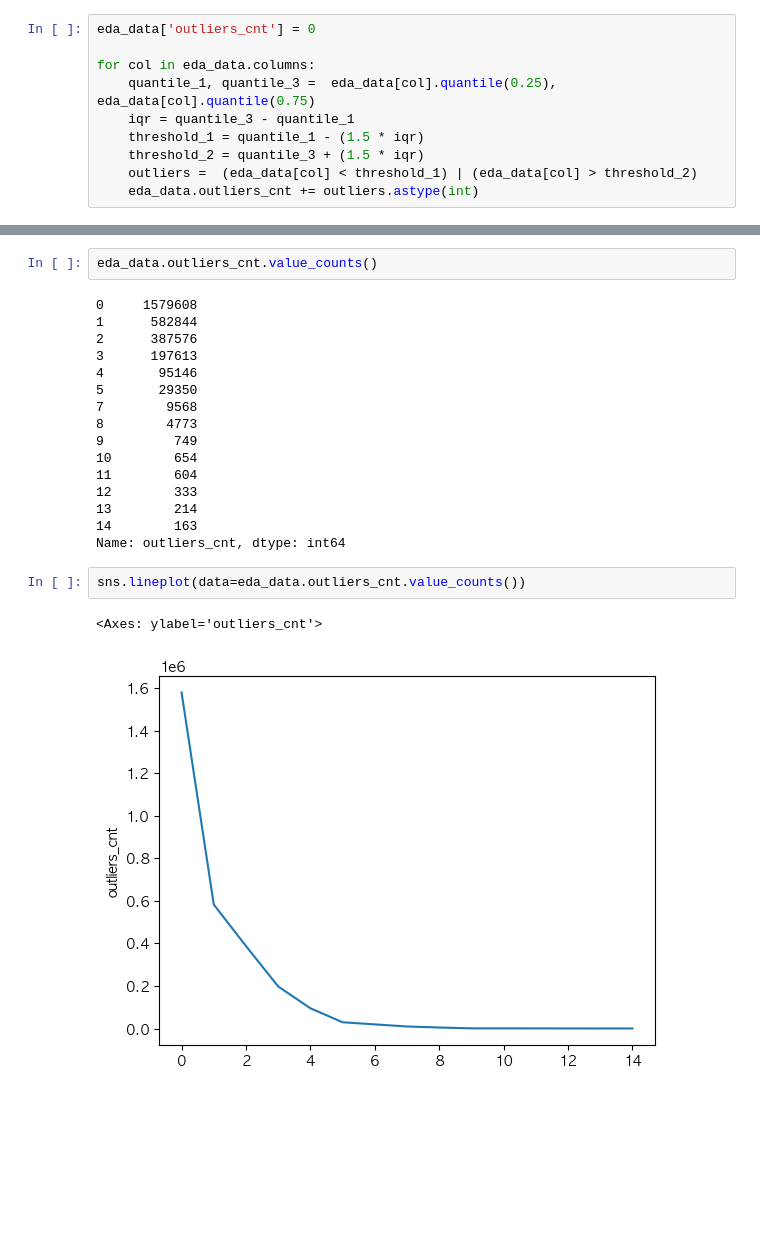
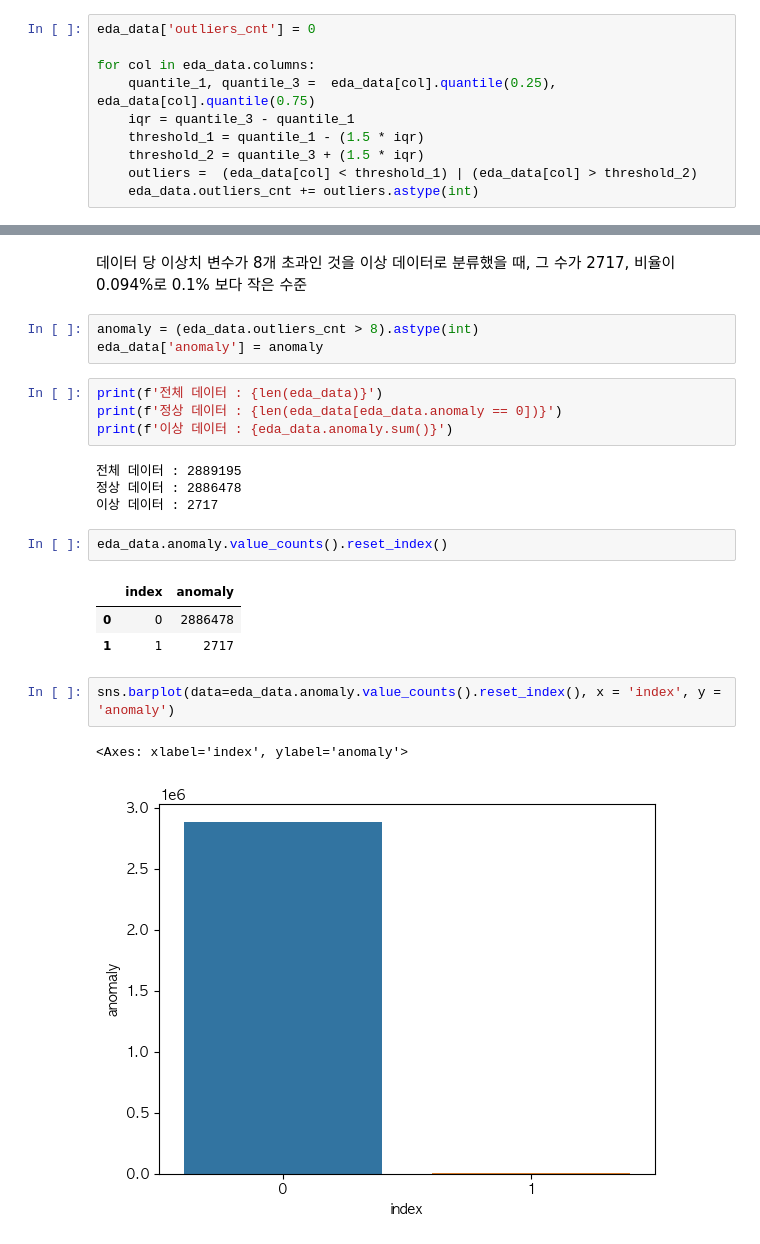
Before and after one commit to LEEINSEO-0118/Heat_Treatment_PdM, a Jupyter notebook: Code/eda.ipynb, the cells around one changed output, grey strips where cells are left out. Drawn from its saved outputs; the diff is of its cells as text; blank space fills up the shorter version.

Commit message:
feat : Labeling anomaly data

```diff
--- a/Code/eda.ipynb
+++ b/Code/eda.ipynb
@@ -327,23 +397,24 @@ for col in eda_data.columns:
+# %% [markdown]
+데이터 당 이상치 변수가 8개 초과인 것을 이상 데이터로 분류했을 때, 그 수가 2717, 비율이 0.094%로 0.1% 보다 작은 수준
+# %%
+anomaly = (eda_data.outliers_cnt > 8).astype(int)
+eda_data['anomaly'] = anomaly
+# %%
+print(f'전체 데이터 : {len(eda_data)}')
+print(f'정상 데이터 : {len(eda_data[eda_data.anomaly == 0])}')
+print(f'이상 데이터 : {eda_data.anomaly.sum()}')
+# %% [output]
+전체 데이터 : 2889195
+정상 데이터 : 2886478
+이상 데이터 : 2717
 # %%
-eda_data.outliers_cnt.value_counts()
+eda_data.anomaly.value_counts().reset_index()
 # %% [output]
-0     1579608
-1      582844
-2      387576
-3      197613
-4       95146
-5       29350
-7        9568
-8        4773
-9         749
-10        654
-11        604
-12        333
-13        214
-14        163
-Name: outliers_cnt, dtype: int64
+|  | index | anomaly |
+| 0 | 0 | 2886478 |
+| 1 | 1 | 2717 |
 # %%
-sns.lineplot(data=eda_data.outliers_cnt.value_counts())
+sns.barplot(data=eda_data.anomaly.value_counts().reset_index(), x = 'index', y = 'anomaly')
 # %% [output]
-<Axes: ylabel='outliers_cnt'>
+<Axes: xlabel='index', ylabel='anomaly'>
-[figure, old version]
+[figure, new version]
```
Also changed, not shown: parts of 11 cells of this notebook.
